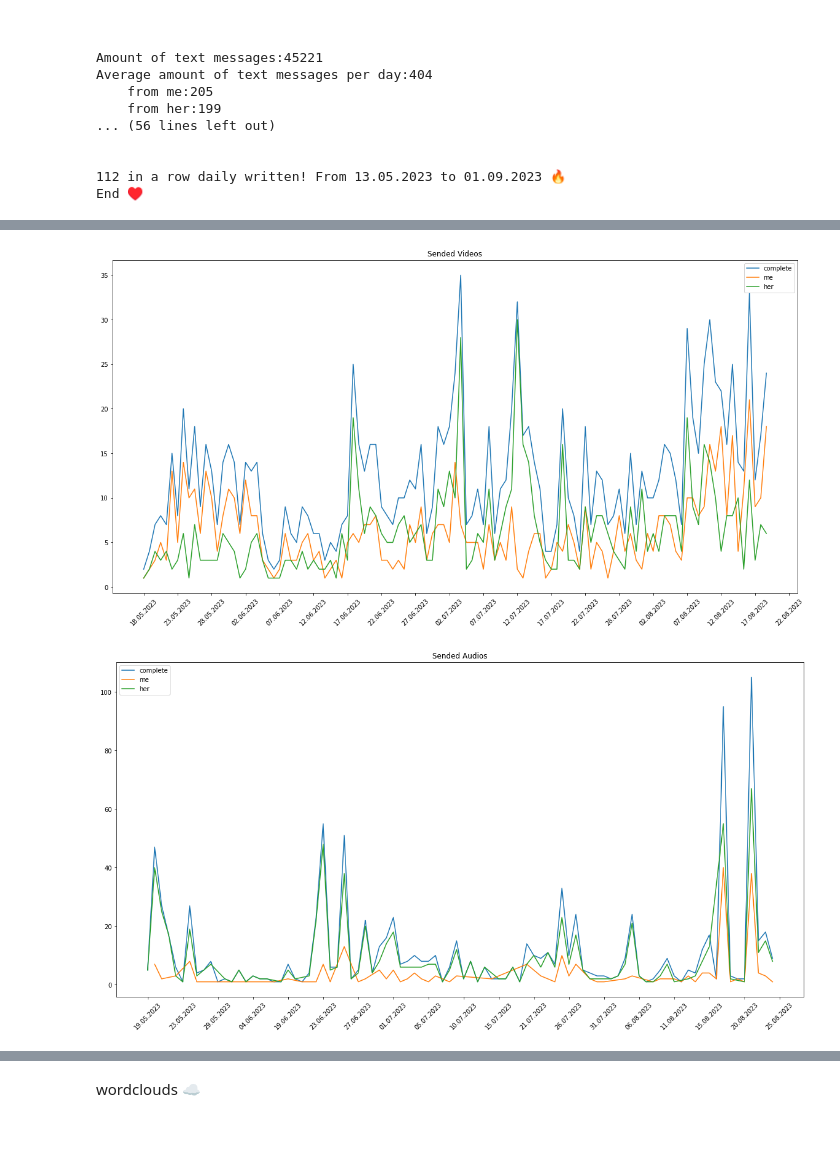
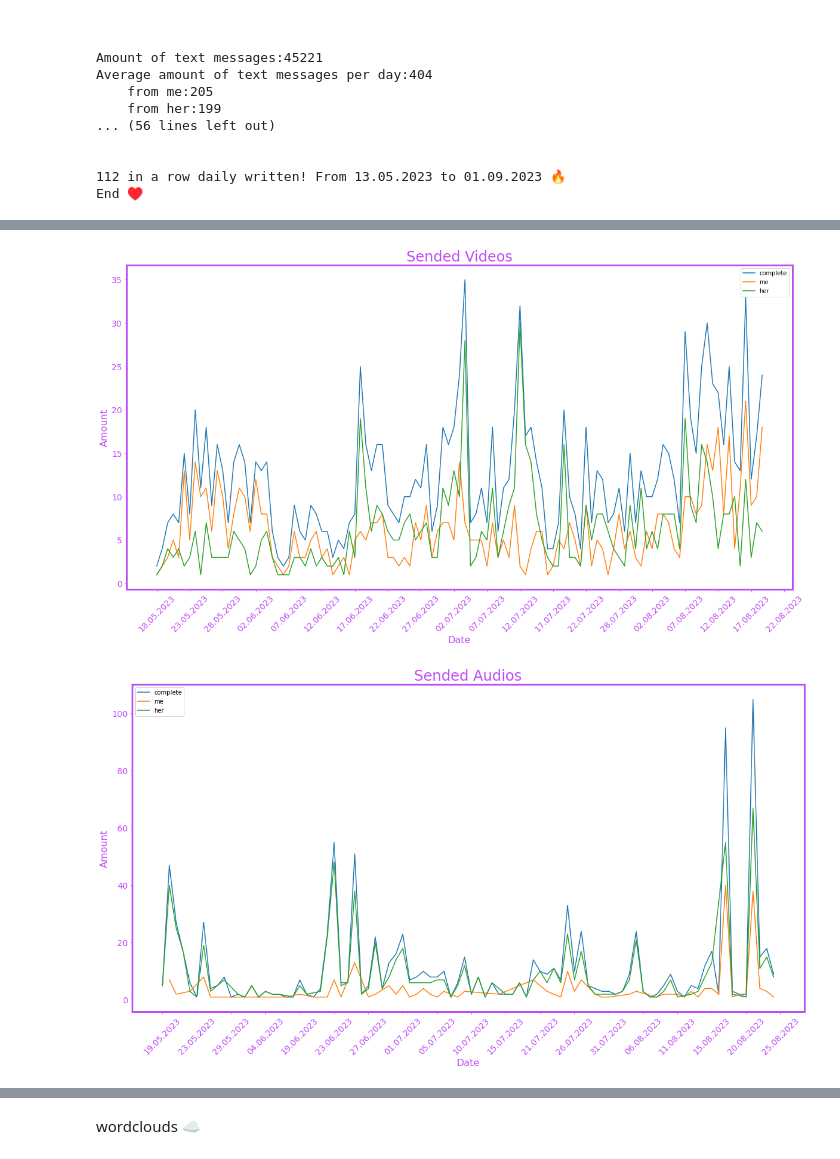
Before and after one commit to xXAI-botXx/Chat-Analysis, a Jupyter notebook: chat_analysis.ipynb, the cells around one changed output, grey strips where cells are left out. Cells and saved outputs as stored; diff of their text form; code cells hidden in the pictures; blank space fills up the shorter version.

```diff
--- a/chat_analysis.ipynb
+++ b/chat_analysis.ipynb
@@ -1237,13 +1276,23 @@ date, data = convert_dict_as_date_sorted_list(sticker_per_day_from_me)
 ax.plot(date, data, label="me")
 date, data = convert_dict_as_date_sorted_list(sticker_per_day_from_her)
 ax.plot(date, data, label="her")
-ax.set_title("Sended Sticker")
+ax.set_title("Sended Sticker", color="#bf4cf5", fontsize=24)
 
 # x label
 space_amount_dates = max(math.floor(len(date)/20), 1)
 ax.set_xticklabels(date[::space_amount_dates], rotation=45)
 ax.xaxis.set_major_locator(plt.MaxNLocator(len(date[::space_amount_dates])))
 
+ax.set_xlabel("Date", color="#bf4cf5", fontsize=16)
+ax.set_ylabel("Amount", color="#bf4cf5", fontsize=16)
+ax.tick_params(axis='both', colors="#bf4cf5", labelsize=14)
+ax.patch.set_facecolor('none')
+# Add a thick border with color "#bf4cf5" around the plot
+border_color = '#bf4cf5'  # Hex color code for the border
+for spine in ax.spines.values():
+    spine.set_edgecolor(border_color)
+    spine.set_linewidth(3)  # Set the border thickness
+
 ax.legend()
 plt.savefig('./export/sended_sticker.png')
 # %% [output]
@@ -1258,13 +1307,23 @@ if len(animations_per_day.values()) > 5:
     ax.plot(date, data, label="me")
     date, data = convert_dict_as_date_sorted_list(animations_per_day_from_her)
     ax.plot(date, data, label="her")
-    ax.set_title("Sended Animations")
+    ax.set_title("Sended Animations", color="#bf4cf5", fontsize=24)
 
     # x label
     space_amount_dates = max(math.floor(len(date)/20), 1)
     ax.set_xticklabels(date[::space_amount_dates], rotation=45)
     ax.xaxis.set_major_locator(plt.MaxNLocator(len(date[::space_amount_dates])))
 
+    ax.set_xlabel("Date", color="#bf4cf5", fontsize=16)
+    ax.set_ylabel("Amount", color="#bf4cf5", fontsize=16)
+    ax.tick_params(axis='both', colors="#bf4cf5", labelsize=14)
+    ax.patch.set_facecolor('none')
+    # Add a thick border with color "#bf4cf5" around the plot
+    border_color = '#bf4cf5'  # Hex color code for the border
+    for spine in ax.spines.values():
+        spine.set_edgecolor(border_color)
+        spine.set_linewidth(3)  # Set the border thickness
+
     ax.legend()
     plt.savefig('./export/sended_animations.png')
 # %% [output]
@@ -1272,23 +1331,33 @@ if len(animations_per_day.values()) > 5:
 # %%
 # Video sended
 fig, ax = plt.subplots(nrows=1, ncols=1, figsize=(20, 10))
 date, data = convert_dict_as_date_sorted_list(video_per_day)
 ax.plot(date, data, label="complete")
 date, data = convert_dict_as_date_sorted_list(video_per_day_from_me)
 ax.plot(date, data, label="me")
 date, data = convert_dict_as_date_sorted_list(video_per_day_from_her)
 ax.plot(date, data, label="her")
-ax.set_title("Sended Videos")
+ax.set_title("Sended Videos", color="#bf4cf5", fontsize=24)
 
 # x label
 space_amount_dates = max(math.floor(len(date)/20), 1)
 ax.set_xticklabels(date[::space_amount_dates], rotation=45)
 ax.xaxis.set_major_locator(plt.MaxNLocator(len(date[::space_amount_dates])))
 
+ax.set_xlabel("Date", color="#bf4cf5", fontsize=16)
+ax.set_ylabel("Amount", color="#bf4cf5", fontsize=16)
+ax.tick_params(axis='both', colors="#bf4cf5", labelsize=14)
+ax.patch.set_facecolor('none')
+# Add a thick border with color "#bf4cf5" around the plot
+border_color = '#bf4cf5'  # Hex color code for the border
+for spine in ax.spines.values():
+    spine.set_edgecolor(border_color)
+    spine.set_linewidth(3)  # Set the border thickness
+
 ax.legend()
 plt.savefig('./export/sended_video.png')
 # %% [output]
-[figure, old version]
+[figure, new version]
 # %%
 # Audio sended
 fig, ax = plt.subplots(nrows=1, ncols=1, figsize=(20, 10))
@@ -1298,17 +1367,27 @@ date, data = convert_dict_as_date_sorted_list(audio_per_day_from_me)
 ax.plot(date, data, label="me")
 date, data = convert_dict_as_date_sorted_list(audio_per_day_from_her)
 ax.plot(date, data, label="her")
-ax.set_title("Sended Audios")
+ax.set_title("Sended Audios", color="#bf4cf5", fontsize=24)
 
 # x label
 space_amount_dates = max(math.floor(len(date)/20), 1)
 ax.set_xticklabels(date[::space_amount_dates], rotation=45)
 ax.xaxis.set_major_locator(plt.MaxNLocator(len(date[::space_amount_dates])))
 
+ax.set_xlabel("Date", color="#bf4cf5", fontsize=16)
+ax.set_ylabel("Amount", color="#bf4cf5", fontsize=16)
+ax.tick_params(axis='both', colors="#bf4cf5", labelsize=14)
+ax.patch.set_facecolor('none')
+# Add a thick border with color "#bf4cf5" around the plot
+border_color = '#bf4cf5'  # Hex color code for the border
+for spine in ax.spines.values():
+    spine.set_edgecolor(border_color)
+    spine.set_linewidth(3)  # Set the border thickness
+
 ax.legend()
 plt.savefig('./export/sended_audio.png')
 # %% [output]
-[figure, old version]
+[figure, new version]
 # %%
 # Emoji sended
 fig, ax = plt.subplots(nrows=1, ncols=1, figsize=(20, 10))
```
Also changed, not shown: parts of 19 cells of this notebook, 23 other files.
